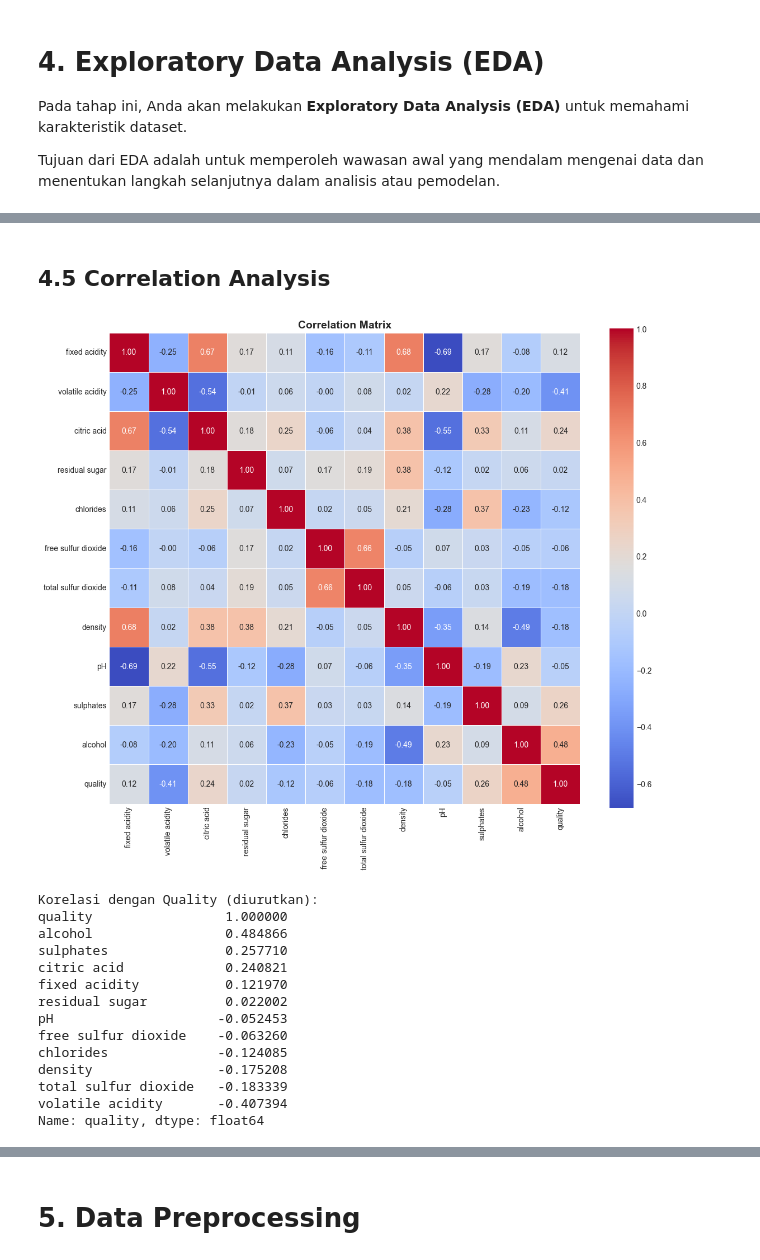
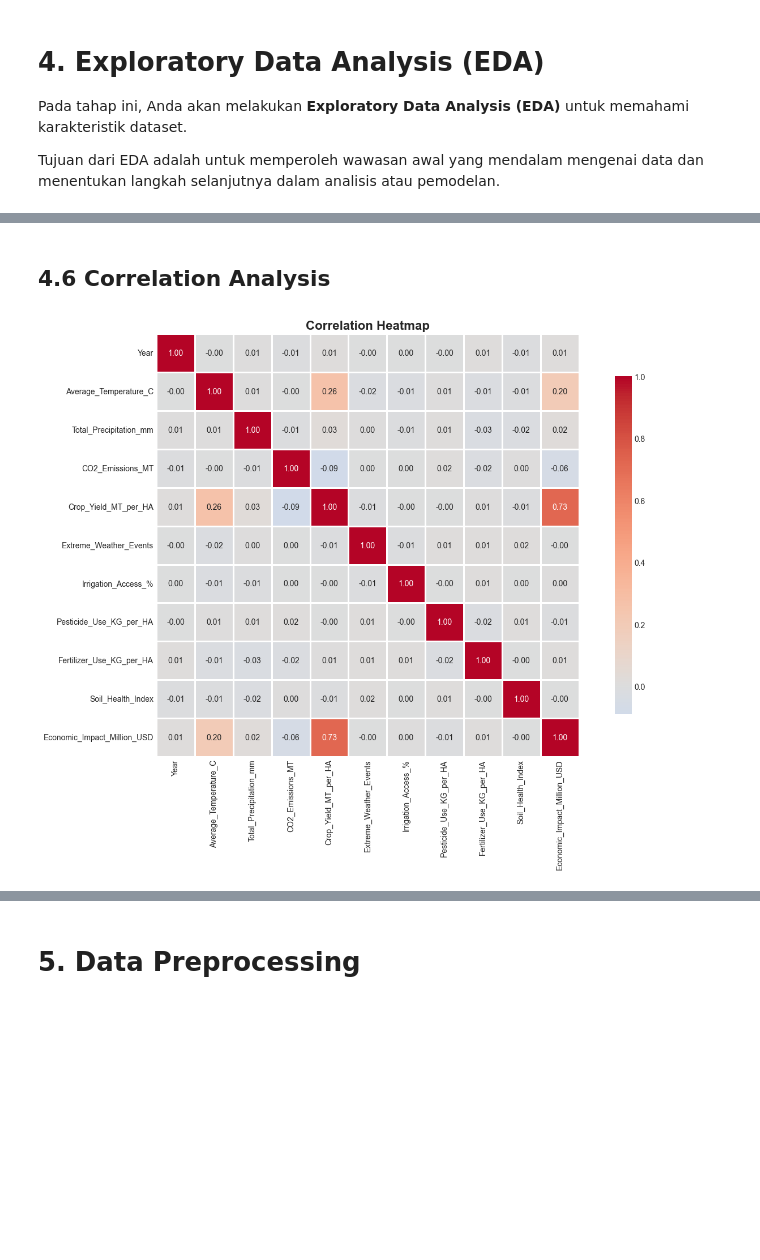
Before and after one commit to zidanmubarak/Eksperimen_SML_Zidan-Mubarak, a Jupyter notebook: preprocessing/Eksperimen_Zidan-Mubarak.ipynb, the cells around one changed output, grey strips where cells are left out. Drawn from its saved outputs; the diff is of its cells as text; code cells hidden in the pictures; blank space fills up the shorter version.

Commit message:
update dataset and code

```diff
--- a/preprocessing/Eksperimen_Zidan-Mubarak.ipynb
+++ b/preprocessing/Eksperimen_Zidan-Mubarak.ipynb
@@ -52,17 +92,13 @@ Jika dataset berada di Google Drive, pastikan Anda menghubungkan Google Drive ke
 Jika dataset berupa unstructured data, silakan sesuaikan dengan format seperti kelas Machine Learning Pengembangan atau Machine Learning Terapan
 # %%
 # Load dataset
-df = pd.read_csv('../WineQT_raw/WineQT.csv')
+df = pd.read_csv('../climate_change_raw.csv')
 
-# Tampilkan informasi dasar dataset
-print("=" * 50)
-print("INFORMASI DATASET")
-print("=" * 50)
-print(f"Jumlah baris: {df.shape[0]}")
-print(f"Jumlah kolom: {df.shape[1]}")
-print("\n5 Baris Pertama:")
-display(df.head())
-
-print("\nInfo Dataset:")
-df.info()
+print("=" * 70)
+print("DATASET LOADED SUCCESSFULLY")
+print("=" * 70)
+print(f"Shape: {df.shape}")
+print(f"Rows: {df.shape[0]:,}")
+print(f"Columns: {df.shape[1]}")
+print("=" * 70)
 # %% [output]
@@ -240,31 +414,16 @@ plt.show()
 # %% [markdown]
-## 4.5 Correlation Analysis
+## 4.6 Correlation Analysis
 # %%
 # Correlation matrix
-plt.figure(figsize=(12, 10))
-correlation_matrix = df[numeric_cols].corr()
-sns.heatmap(correlation_matrix, annot=True, fmt='.2f', cmap='coolwarm',
-            square=True, linewidths=0.5)
-plt.title('Correlation Matrix', fontsize=14, fontweight='bold')
+numerical_cols = df.select_dtypes(include=[np.number]).columns
+correlation = df[numerical_cols].corr()
+
+# Plot correlation heatmap
+plt.figure(figsize=(14, 10))
+sns.heatmap(correlation, annot=True, fmt='.2f', cmap='coolwarm',
+            center=0, square=True, linewidths=1, cbar_kws={"shrink": 0.8})
+plt.title('Correlation Heatmap', fontsize=16, fontweight='bold')
 plt.tight_layout()
 plt.show()
-
-# Korelasi dengan target variable
-print("\nKorelasi dengan Quality (diurutkan):")
-print(correlation_matrix['quality'].sort_values(ascending=False))
 # %% [output]
-[figure, old version]
+[figure, new version]
-Korelasi dengan Quality (diurutkan):
-quality                 1.000000
-alcohol                 0.484866
-sulphates               0.257710
-citric acid             0.240821
-fixed acidity           0.121970
-residual sugar          0.022002
-pH                     -0.052453
-free sulfur dioxide    -0.063260
-chlorides              -0.124085
-density                -0.175208
-total sulfur dioxide   -0.183339
-volatile acidity       -0.407394
-Name: quality, dtype: float64
```
Also changed, not shown: parts of 51 cells of this notebook, 8 other files.
